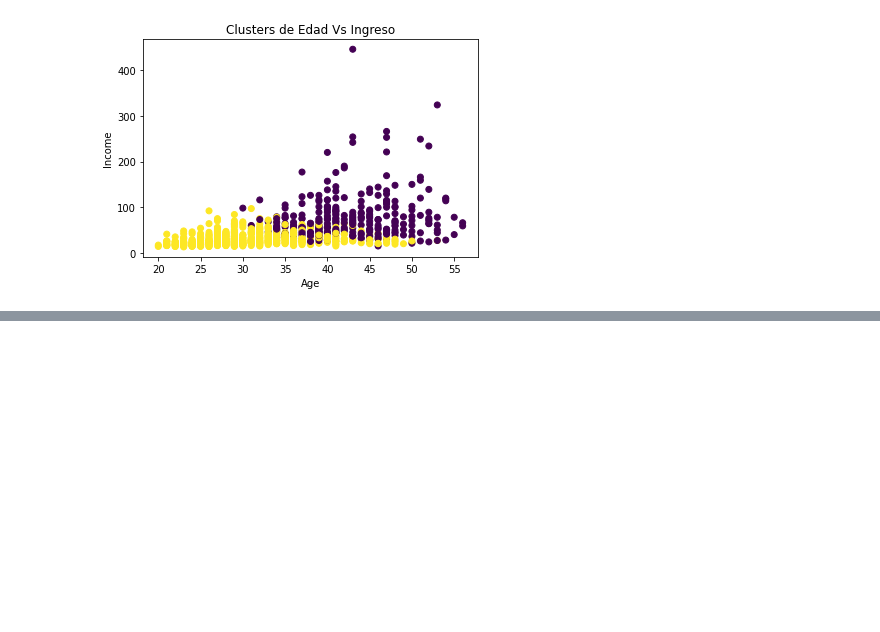
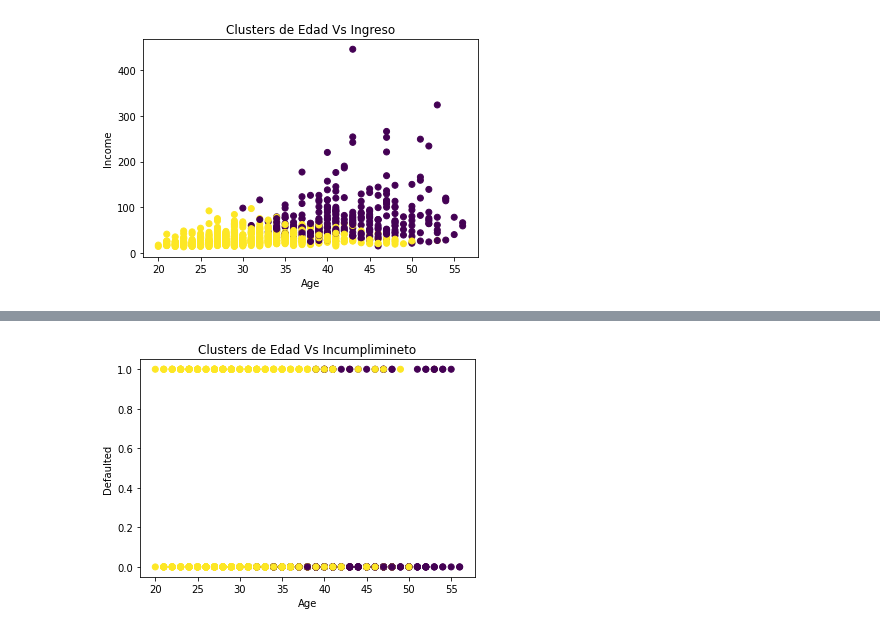
Before and after one commit to wilsonfffs/CODING-DOJO, a Jupyter notebook: Ejercicio_sobre_KMeans.ipynb, the cells around one changed output, grey strips where cells are left out. Saved outputs shown, nothing was run; the diff lists cells and outputs as text; code cells hidden in the pictures; blank space fills up the shorter version.

```diff
--- a/Ejercicio_sobre_KMeans.ipynb
+++ b/Ejercicio_sobre_KMeans.ipynb
@@ -131,0 +141,10 @@ plt.title('Clusters de Edad Vs Ingreso');
+# %%
+# Guarde las etiquetas del clúster en el marco de datos
+df1['cluster2'] = kmeans.labels_
+# Visualiza los clusters
+plt.scatter(df1['Age'], df1['Defaulted'], c = df1['cluster2'])
+plt.xlabel('Age')
+plt.ylabel('Defaulted')
+plt.title('Clusters de Edad Vs Incumplimineto');
+# %% [output]
+[figure, added]
```
Also changed, not shown: parts of 4 cells of this notebook.
